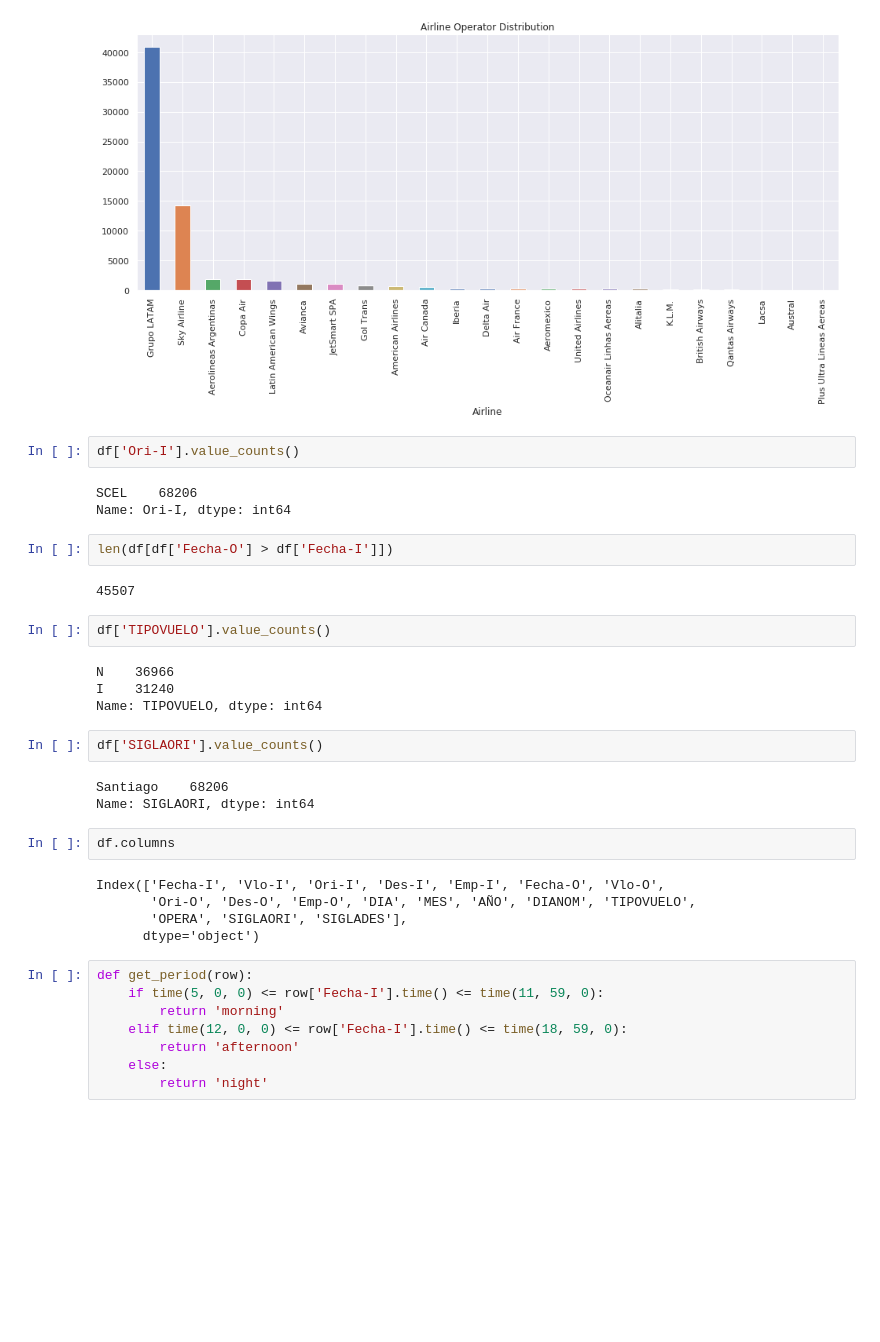
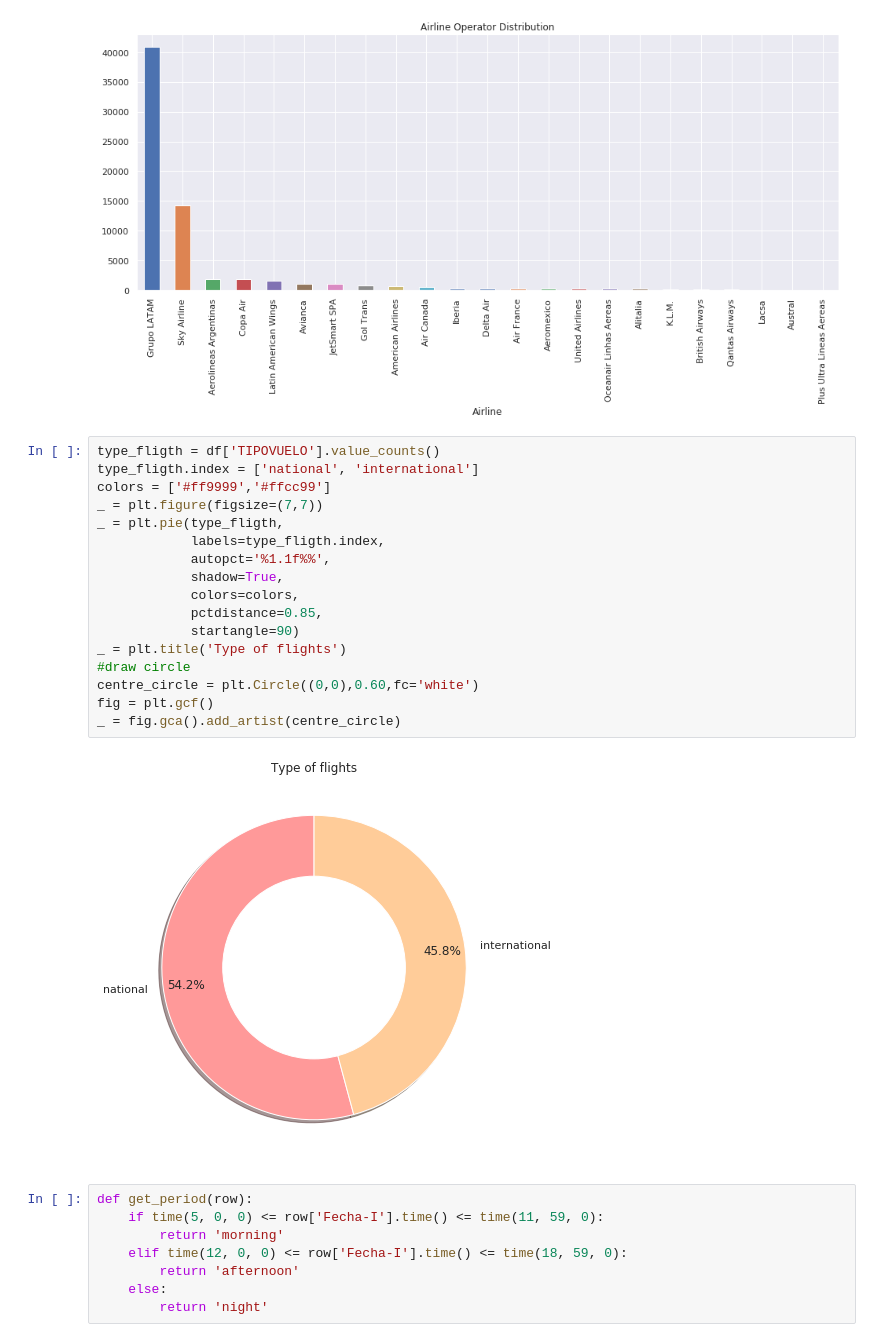
Before and after one commit to nvenegas-oliva/predict-flight-delays, a Jupyter notebook: EDA.ipynb, the cells around one changed output. Drawn from its saved outputs; the diff is of its cells as text; blank space fills up the shorter version.

```diff
--- a/EDA.ipynb
+++ b/EDA.ipynb
@@ -105,33 +114,25 @@ _ = plt.xlabel('Airline')
 _ = plt.title('Airline Operator Distribution')
 # %% [output]
 [figure]
-# %%
-df['Ori-I'].value_counts()
-# %% [output]
-SCEL    68206
-Name: Ori-I, dtype: int64
-# %%
-len(df[df['Fecha-O'] > df['Fecha-I']])
-# %% [output]
-45507
-# %%
-df['TIPOVUELO'].value_counts()
-# %% [output]
-N    36966
-I    31240
-Name: TIPOVUELO, dtype: int64
-# %%
-df['SIGLAORI'].value_counts()
-# %% [output]
-Santiago    68206
-Name: SIGLAORI, dtype: int64
-# %%
-df.columns
-# %% [output]
-Index(['Fecha-I', 'Vlo-I', 'Ori-I', 'Des-I', 'Emp-I', 'Fecha-O', 'Vlo-O',
-       'Ori-O', 'Des-O', 'Emp-O', 'DIA', 'MES', 'AÑO', 'DIANOM', 'TIPOVUELO',
-       'OPERA', 'SIGLAORI', 'SIGLADES'],
-      dtype='object')
+# %%
+type_fligth = df['TIPOVUELO'].value_counts()
+type_fligth.index = ['national', 'international']
+colors = ['#ff9999','#ffcc99']
+_ = plt.figure(figsize=(7,7))
+_ = plt.pie(type_fligth,
+            labels=type_fligth.index,
+            autopct='%1.1f%%',
+            shadow=True,
+            colors=colors,
+            pctdistance=0.85,
+            startangle=90)
+_ = plt.title('Type of flights')
+#draw circle
+centre_circle = plt.Circle((0,0),0.60,fc='white')
+fig = plt.gcf()
+_ = fig.gca().add_artist(centre_circle)
+# %% [output]
+[figure, added]
 # %%
 def get_period(row):
     if time(5, 0, 0) <= row['Fecha-I'].time() <= time(11, 59, 0):
```
Also changed, not shown: parts of 5 cells of this notebook.
